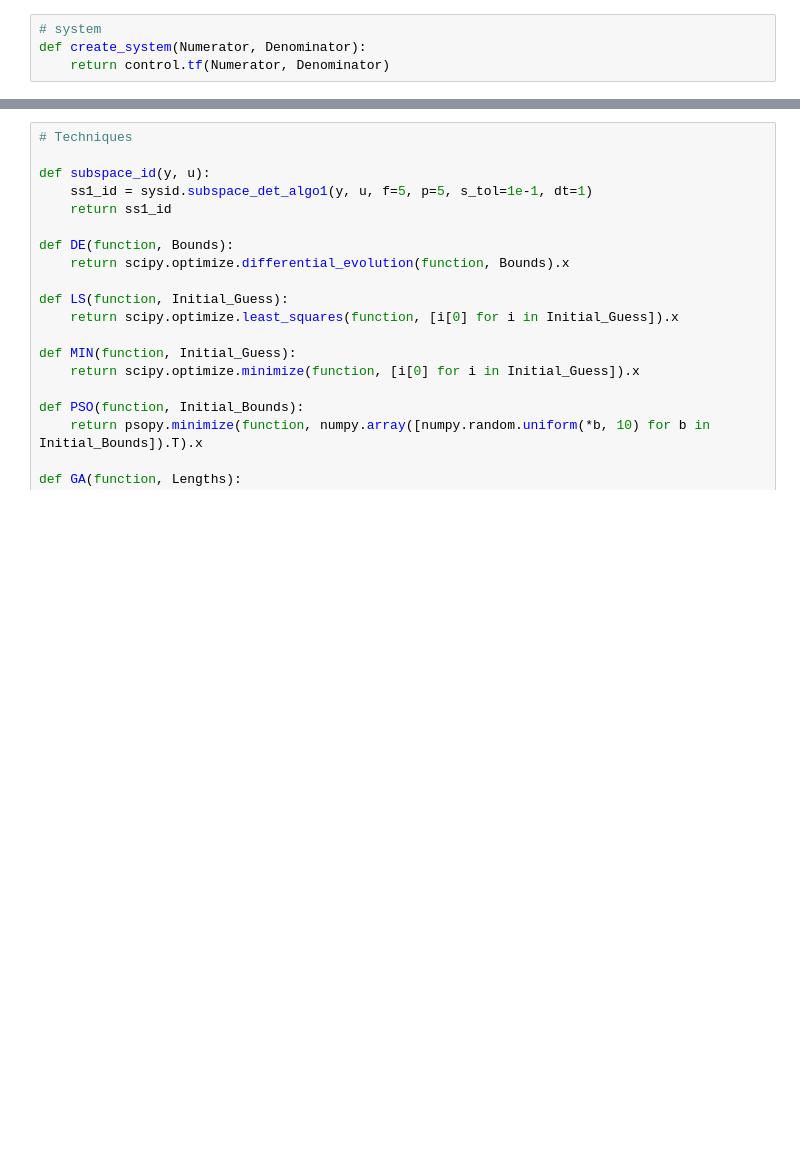
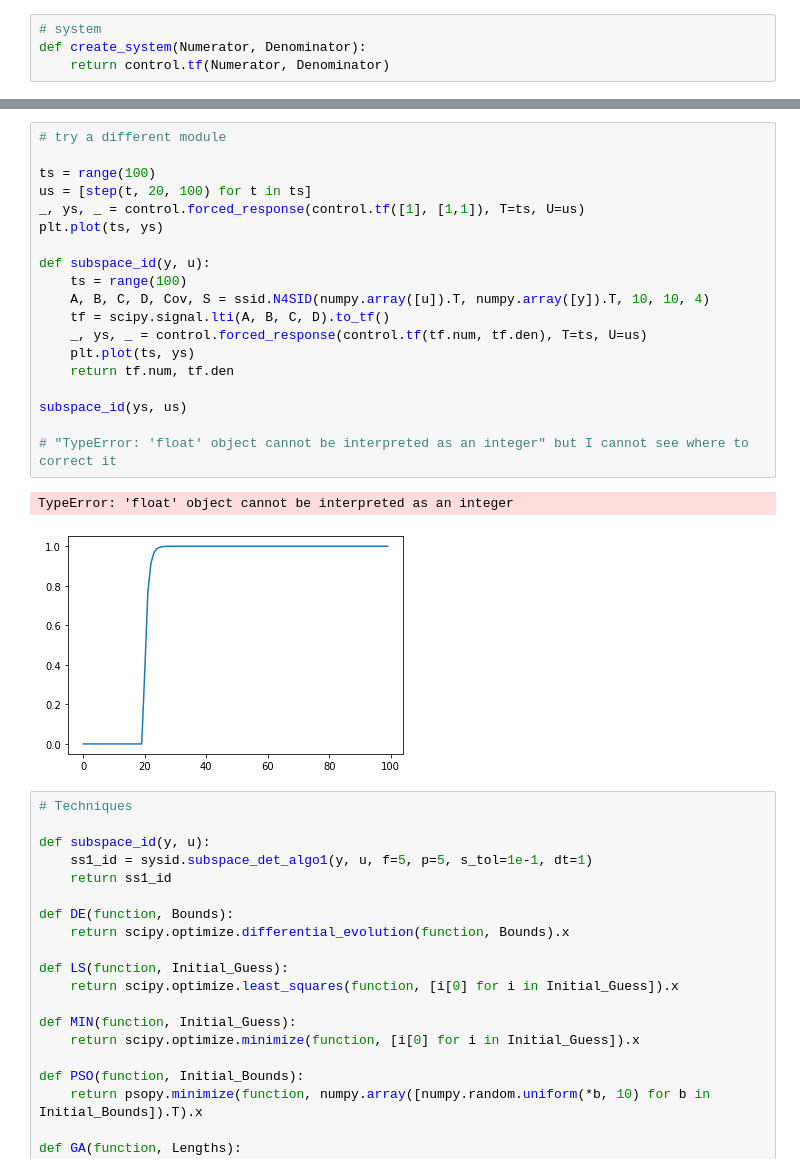
Before and after one commit to garretthnel/Model-Identification, a Jupyter notebook: Parameter-Identification.ipynb, the cells around one changed output, grey strips where cells are left out. Saved outputs shown, nothing was run; the diff lists cells and outputs as text; blank space fills up the shorter version.

Commit message:
Subspace ID not yet operational

```diff
--- a/Parameter-Identification.ipynb
+++ b/Parameter-Identification.ipynb
@@ -131,6 +133,28 @@ subspace_id(ys, us)
 # %% [output]
 (array([0.36787944, 0.26424112]), array([ 1.        , -0.36787944]))
 [figure]
+# %%
+# try a different module
+
+ts = range(100)
+us = [step(t, 20, 100) for t in ts]
+_, ys, _ = control.forced_response(control.tf([1], [1,1]), T=ts, U=us)
+plt.plot(ts, ys)
+
+def subspace_id(y, u):
+    ts = range(100)
+    A, B, C, D, Cov, S = ssid.N4SID(numpy.array([u]).T, numpy.array([y]).T, 10, 10, 4)
+    tf = scipy.signal.lti(A, B, C, D).to_tf()
+    _, ys, _ = control.forced_response(control.tf(tf.num, tf.den), T=ts, U=us)
+    plt.plot(ts, ys)
+    return tf.num, tf.den
+
+subspace_id(ys, us)
+
+# "TypeError: 'float' object cannot be interpreted as an integer" but I cannot see where to correct it
+# %% [output]
+TypeError: 'float' object cannot be interpreted as an integer
+[figure, added]
 # %%
 # Techniques
 
```
Also changed, not shown: parts of 1 cell of this notebook.
